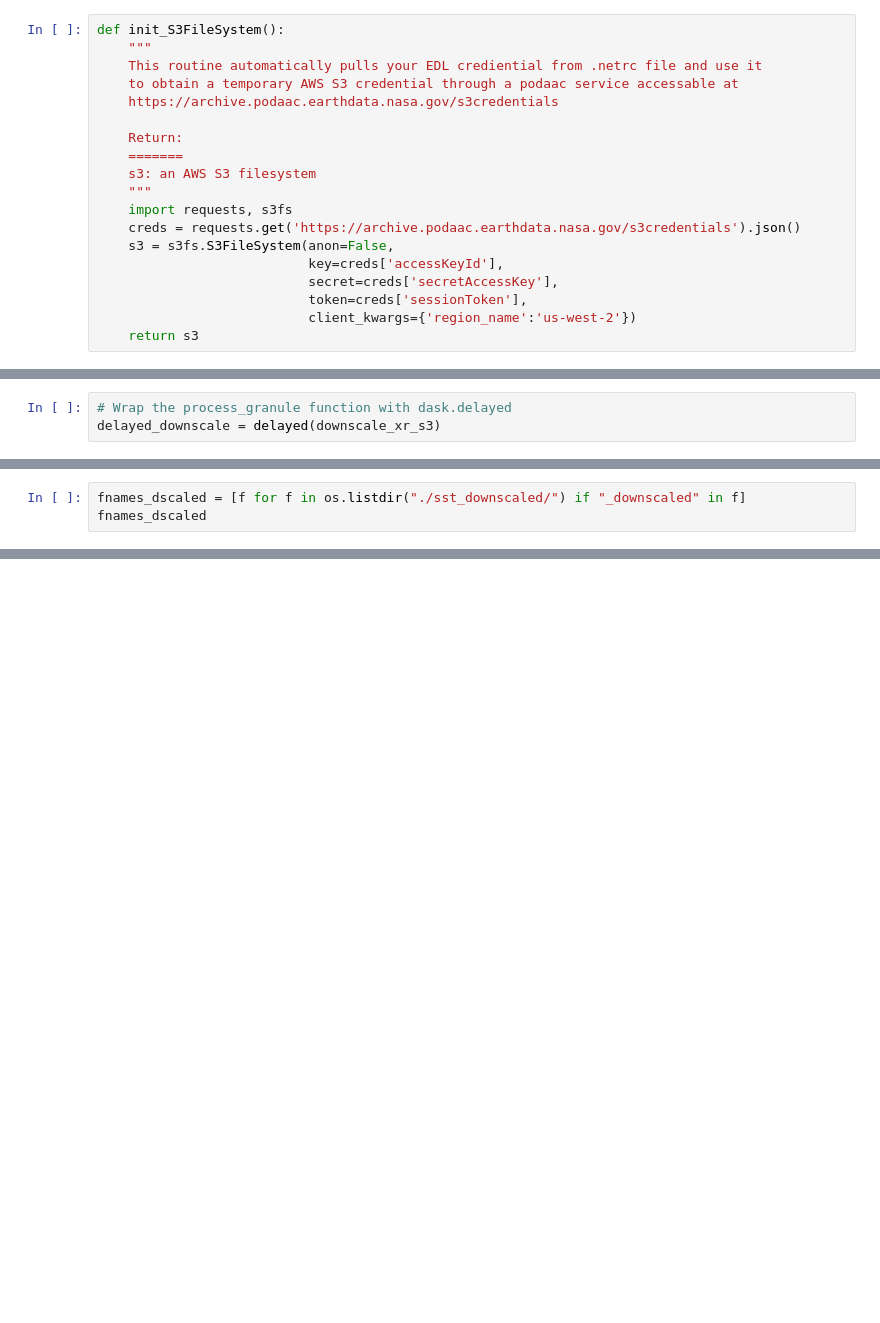
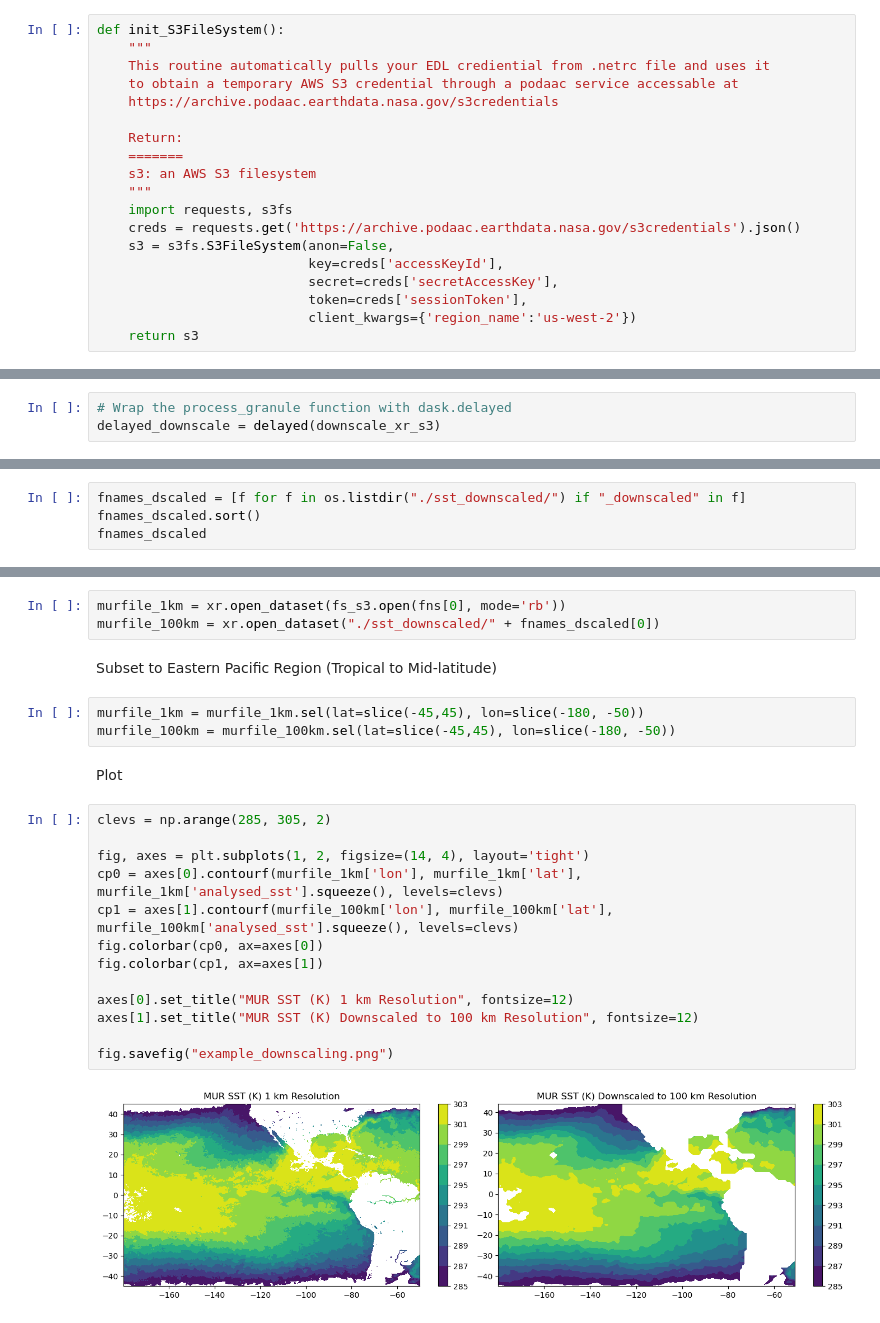
Before and after one commit to podaac/the-coding-club, a Jupyter notebook: notebooks/EC2_performance_assessment/dscale_s3_dask.ipynb, the cells around one changed output, grey strips where cells are left out. Drawn from its saved outputs; the diff is of its cells as text; blank space fills up the shorter version.

```diff
--- a/notebooks/EC2_performance_assessment/dscale_s3_dask.ipynb
+++ b/notebooks/EC2_performance_assessment/dscale_s3_dask.ipynb
@@ -51,7 +52,7 @@ import matplotlib.pyplot as plt
 # %%
 def init_S3FileSystem():
     """
-    This routine automatically pulls your EDL crediential from .netrc file and use it
+    This routine automatically pulls your EDL crediential from .netrc file and uses it
     to obtain a temporary AWS S3 credential through a podaac service accessable at
     https://archive.podaac.earthdata.nasa.gov/s3credentials
 
@@ -255,4 +198,5 @@ Saving output.
 # %%
 fnames_dscaled = [f for f in os.listdir("./sst_downscaled/") if "_downscaled" in f]
+fnames_dscaled.sort()
 fnames_dscaled
 # %% [output]
@@ -282,0 +217,25 @@ dscaled_test.close()
+# %%
+murfile_1km = xr.open_dataset(fs_s3.open(fns[0], mode='rb'))
+murfile_100km = xr.open_dataset("./sst_downscaled/" + fnames_dscaled[0])
+# %% [markdown]
+Subset to Eastern Pacific Region (Tropical to Mid-latitude)
+# %%
+murfile_1km = murfile_1km.sel(lat=slice(-45,45), lon=slice(-180, -50))
+murfile_100km = murfile_100km.sel(lat=slice(-45,45), lon=slice(-180, -50))
+# %% [markdown]
+Plot
+# %%
+clevs = np.arange(285, 305, 2)
+
+fig, axes = plt.subplots(1, 2, figsize=(14, 4), layout='tight')
+cp0 = axes[0].contourf(murfile_1km['lon'], murfile_1km['lat'], murfile_1km['analysed_sst'].squeeze(), levels=clevs)
+cp1 = axes[1].contourf(murfile_100km['lon'], murfile_100km['lat'], murfile_100km['analysed_sst'].squeeze(), levels=clevs)
+fig.colorbar(cp0, ax=axes[0])
+fig.colorbar(cp1, ax=axes[1])
+
+axes[0].set_title("MUR SST (K) 1 km Resolution", fontsize=12)
+axes[1].set_title("MUR SST (K) Downscaled to 100 km Resolution", fontsize=12)
+
+fig.savefig("example_downscaling.png")
+# %% [output]
+[figure, added]
```
Also changed, not shown: parts of 22 cells of this notebook, 1 other file.
